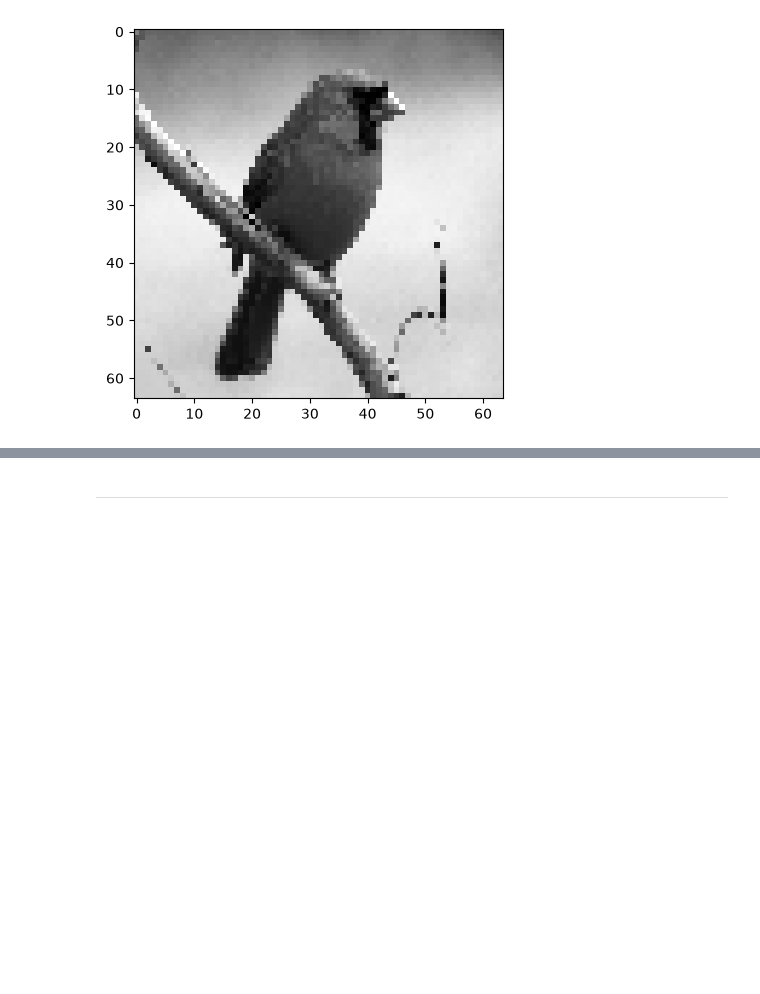
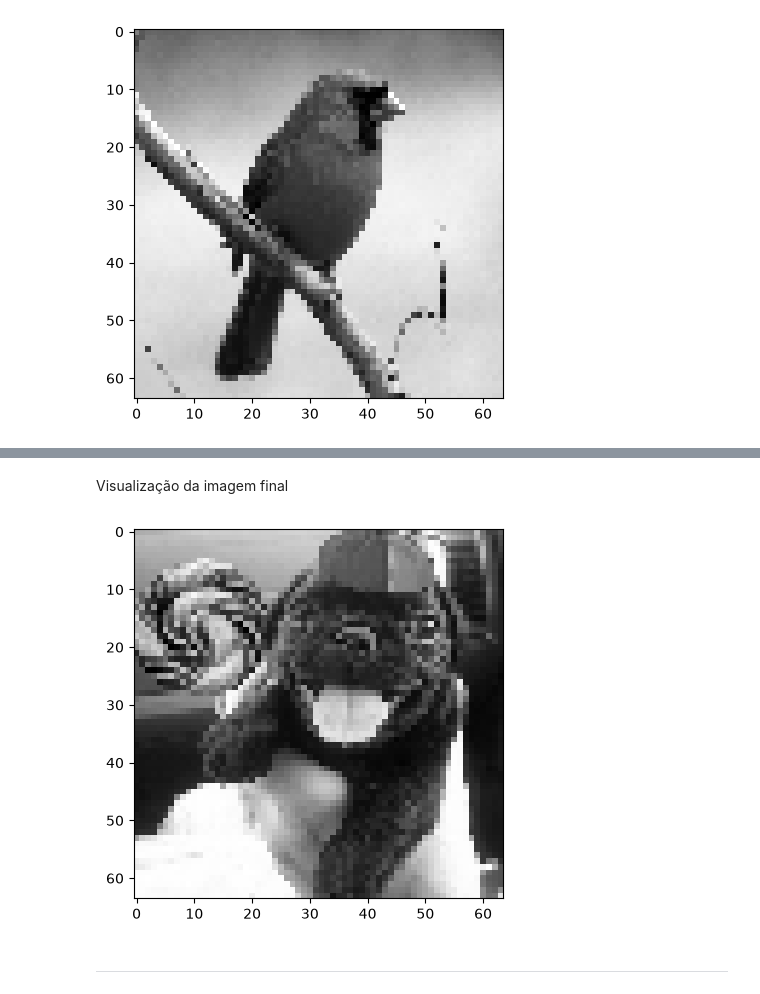
Before and after one commit to pab-h/image-graph, a Jupyter notebook: notebooks/experimentos/diferenças entre limiares com vizinhanças de 4.ipynb, the cells around one changed output, grey strips where cells are left out. Saved outputs shown, nothing was run; the diff lists cells and outputs as text; code cells hidden in the pictures; blank space fills up the shorter version.

```diff
--- a/notebooks/experimentos/diferenças entre limiares com vizinhanças de 4.ipynb
+++ b/notebooks/experimentos/diferenças entre limiares com vizinhanças de 4.ipynb
@@ -71,3 +101,10 @@ plt.show()
+# %% [markdown]
+Visualização da imagem final
+# %%
+plt.imshow(meme_image, cmap='gray')
+plt.show()
+# %% [output]
+[figure, added]
 # %% [markdown]
 ---
 # %% [markdown]
```
Also changed, not shown: parts of 10 cells of this notebook, 2 other files.
